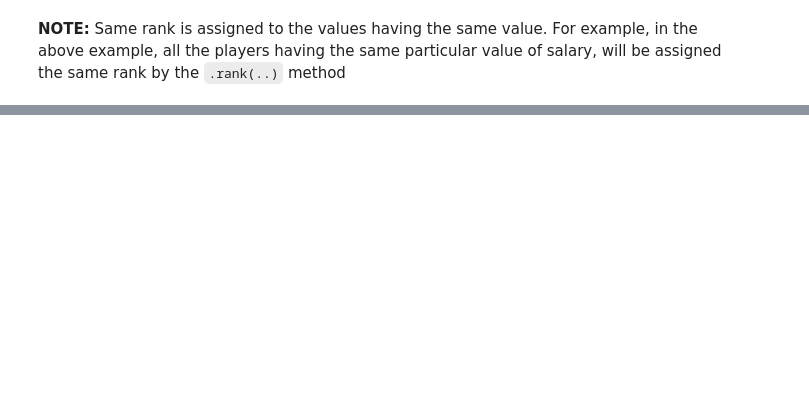
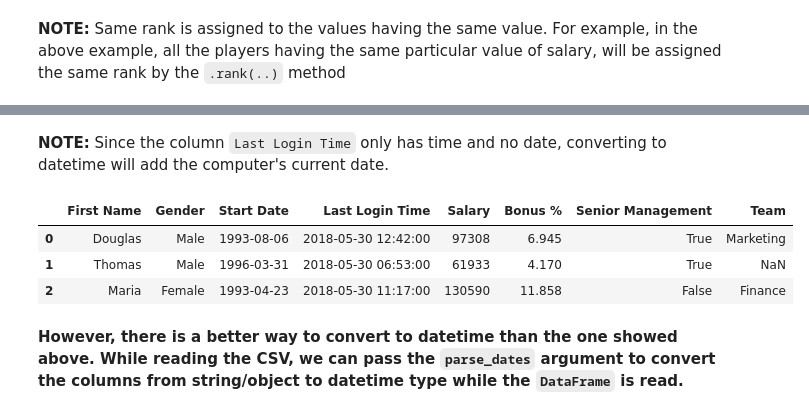
Before and after one commit to pratikgujral/learn-data-analysis, a Jupyter notebook: DataFrame.ipynb, the cells around one changed output, grey strips where cells are left out. Drawn from its saved outputs; the diff is of its cells as text; code cells hidden in the pictures; blank space fills up the shorter version.

```diff
--- a/DataFrame.ipynb
+++ b/DataFrame.ipynb
@@ -580,0 +615,6 @@ nba.sort_values(by='Salary', ascending=False).head(3)
+# %%
+df['Gender'] = df['Gender'].astype('category')
+df['Start Date'] = pd.to_datetime(df['Start Date'])
+df['Last Login Time'] = pd.to_datetime(df['Last Login Time'])
+df['Senior Management'] = df['Senior Management'].astype('bool')
+df.info()
@@ -580,0 +635,12 @@ nba.sort_values(by='Salary', ascending=False).head(3)
+# %% [markdown]
+**NOTE:** Since the column `Last Login Time` only has time and no date, converting to datetime will add the computer's current date.
+# %%
+df.head(3)
+# %% [output]
+|  | First Name | Gender | Start Date | Last Login Time | Salary | Bonus % | Senior Management | Team |
+| 0 | Douglas | Male | 1993-08-06 | 2018-05-30 12:42:00 | 97308 | 6.945 | True | Marketing |
+| 1 | Thomas | Male | 1996-03-31 | 2018-05-30 06:53:00 | 61933 | 4.170 | True | NaN |
+| 2 | Maria | Female | 1993-04-23 | 2018-05-30 11:17:00 | 130590 | 11.858 | False | Finance |
+# %% [markdown]
+**However, there is a better way to convert to datetime than the one showed above.
+While reading the CSV, we can pass the `parse_dates` argument to convert the columns from string/object to datetime type while the `DataFrame` is read.**
```
Also changed, not shown: parts of 14 cells of this notebook.
